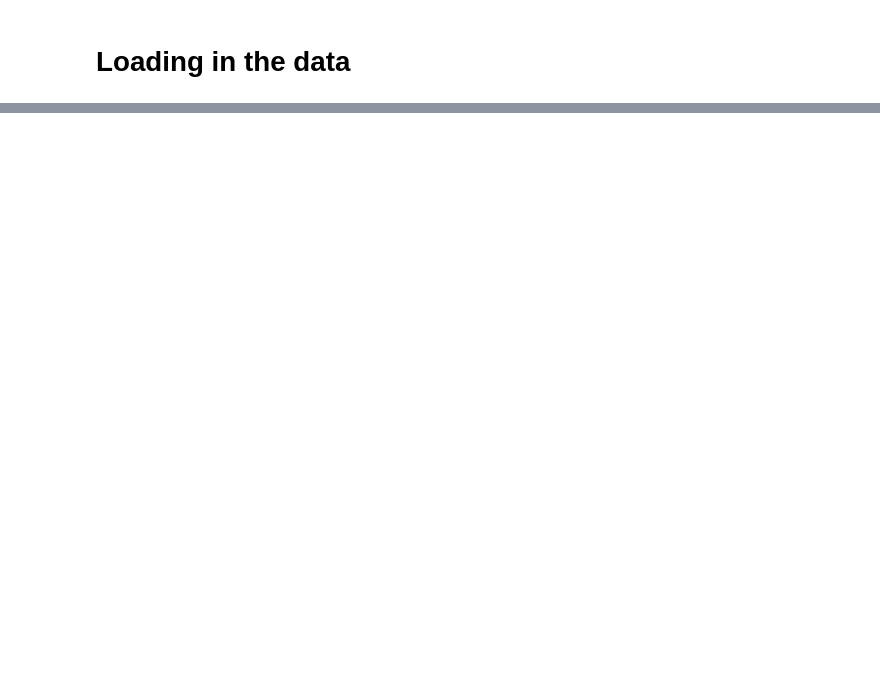
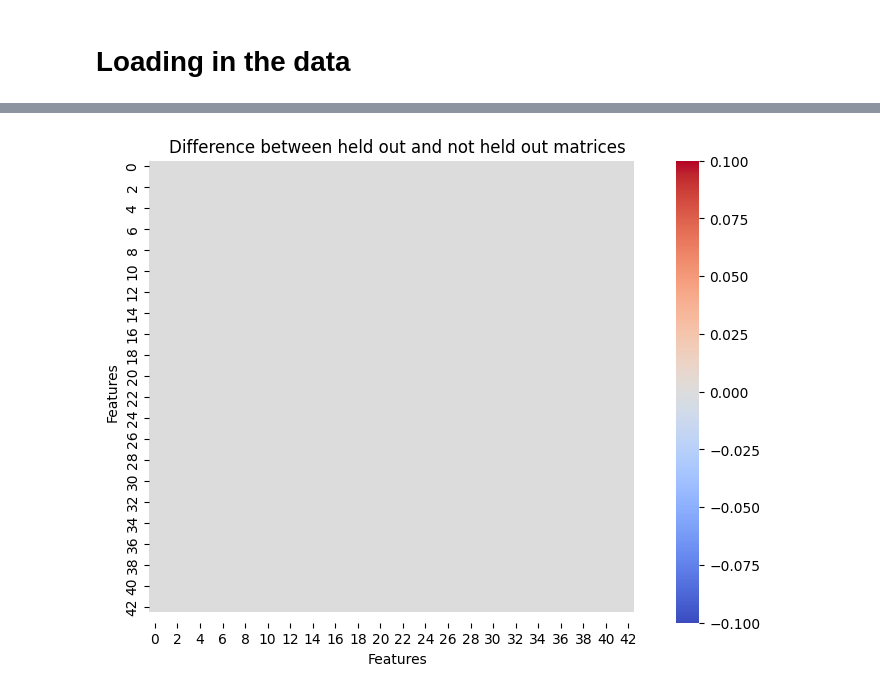
Before and after one commit to NoahWanless/SuperEeg-M467-project, a Jupyter notebook: test_new_u_method.ipynb, the cells around one changed output, grey strips where cells are left out. Cells and saved outputs as stored; diff of their text form; code cells hidden in the pictures; blank space fills up the shorter version.

```diff
--- a/test_new_u_method.ipynb
+++ b/test_new_u_method.ipynb
@@ -43,0 +95,9 @@ plt.show()
+# %%
+plt.figure(figsize=(8, 6))
+sns.heatmap(patient_corr_mat[0][0:43]-patient_corr_mat_2[0], cmap='coolwarm')  #[44:84,44:84]-patient_corr_mat[1].to_numpy()
+plt.title('Difference between held out and not held out matrices')
+plt.xlabel('Features')
+plt.ylabel('Features')
+plt.show()
+# %% [output]
+[figure, added]
```
Also changed, not shown: parts of 27 cells of this notebook, 2 other files.
